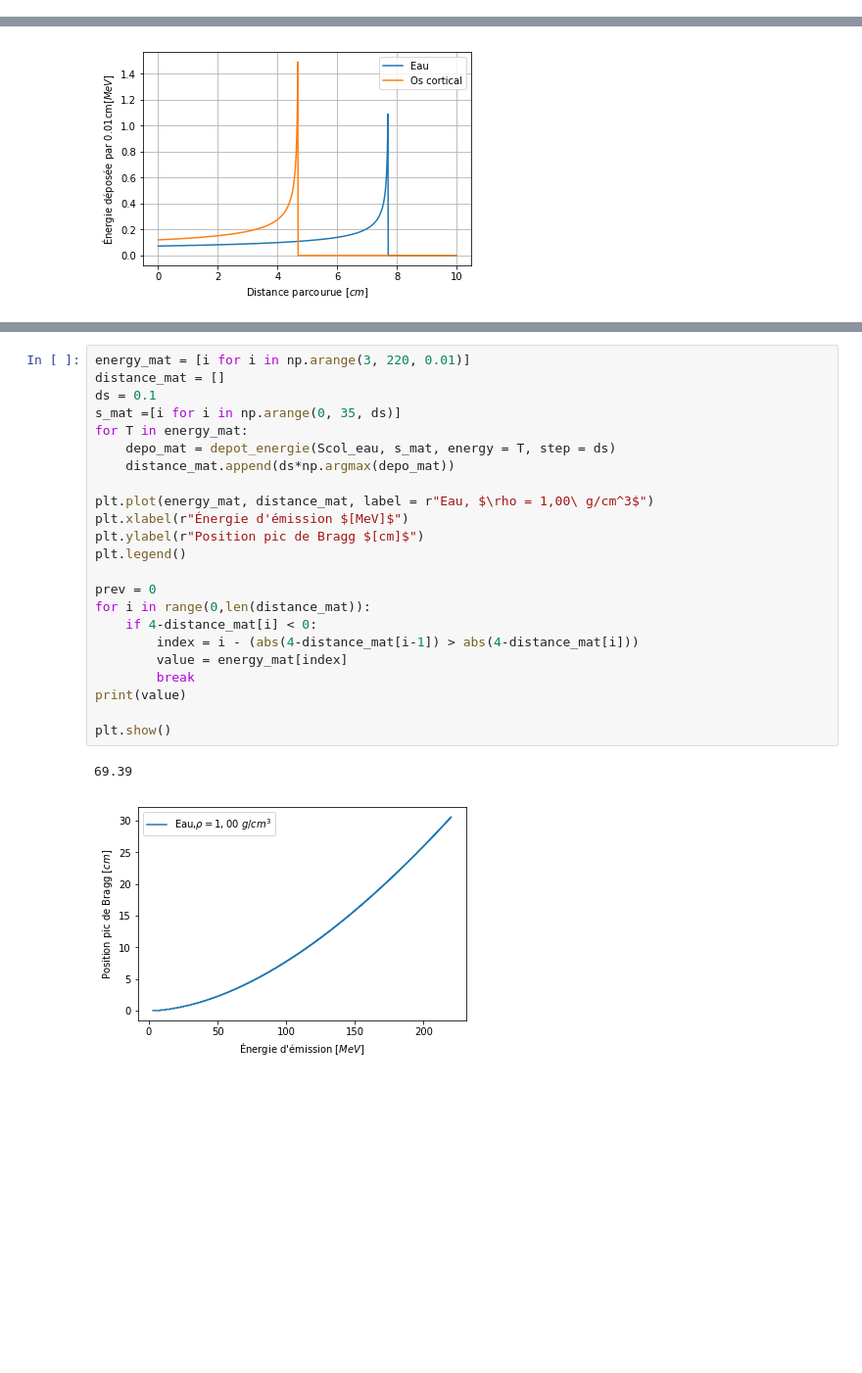
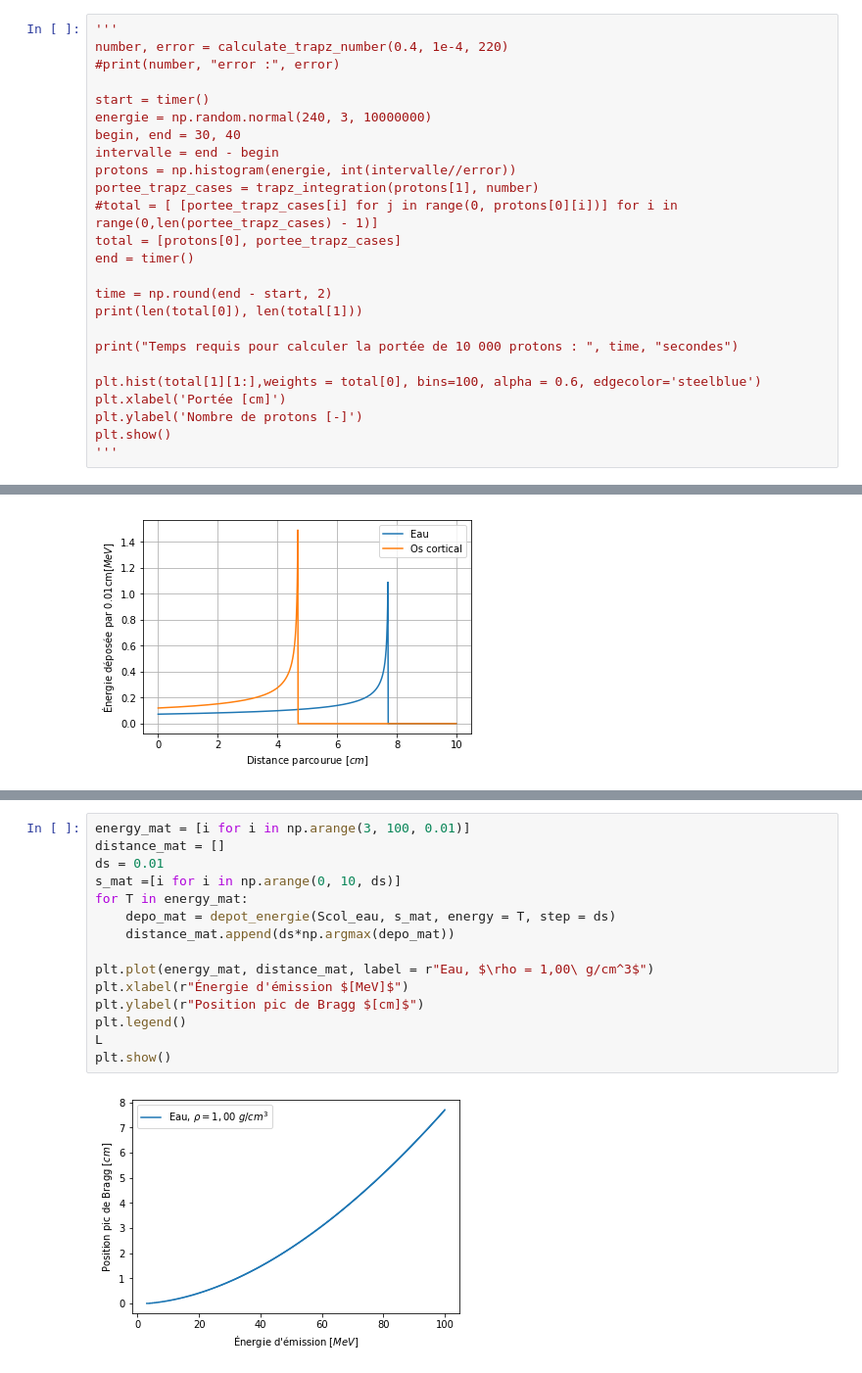
Before and after one commit to eliedl/Physique_numerique, a Jupyter notebook: TP1/TP1_Charles.ipynb, the cells around one changed output, grey strips where cells are left out. Shown: that part at 98% size. Drawn from its saved outputs; the diff is of its cells as text; blank space fills up the shorter version.

```diff
--- a/TP1/TP1_Charles.ipynb
+++ b/TP1/TP1_Charles.ipynb
@@ -286,0 +291,25 @@ Par contre, on remarque qu'on se trouve dans le bon ordre de grandeur, où l'err
+# %%
+'''
+number, error = calculate_trapz_number(0.4, 1e-4, 220)
+#print(number, "error :", error)
+
+start = timer()
+energie = np.random.normal(240, 3, 10000000)
+begin, end = 30, 40
+intervalle = end - begin
+protons = np.histogram(energie, int(intervalle//error))
+portee_trapz_cases = trapz_integration(protons[1], number)
+#total = [ [portee_trapz_cases[i] for j in range(0, protons[0][i])] for i in range(0,len(portee_trapz_cases) - 1)]
+total = [protons[0], portee_trapz_cases]
+end = timer()
+
+time = np.round(end - start, 2)
+print(len(total[0]), len(total[1]))
+
+print("Temps requis pour calculer la portée de 10 000 protons : ", time, "secondes")
+
+plt.hist(total[1][1:],weights = total[0], bins=100, alpha = 0.6, edgecolor='steelblue')
+plt.xlabel('Portée [cm]')
+plt.ylabel('Nombre de protons [-]')
+plt.show()
+'''
@@ -336,26 +368,17 @@ $$ E_{4cm} = 69.36MeV$$
 # %%
-energy_mat = [i for i in np.arange(3, 220, 0.01)]
+energy_mat = [i for i in np.arange(3, 100, 0.01)]
 distance_mat = []
-ds = 0.1
-s_mat =[i for i in np.arange(0, 35, ds)]
+ds = 0.01
+s_mat =[i for i in np.arange(0, 10, ds)]
 for T in energy_mat:
     depo_mat = depot_energie(Scol_eau, s_mat, energy = T, step = ds)
     distance_mat.append(ds*np.argmax(depo_mat))
 
 plt.plot(energy_mat, distance_mat, label = r"Eau, $\rho = 1,00\ g/cm^3$")
 plt.xlabel(r"Énergie d'émission $[MeV]$")
 plt.ylabel(r"Position pic de Bragg $[cm]$")
 plt.legend()
-
-prev = 0
-for i in range(0,len(distance_mat)):
-    if 4-distance_mat[i] < 0:
-        index = i - (abs(4-distance_mat[i-1]) > abs(4-distance_mat[i]))
-        value = energy_mat[index]
-        break
-print(value)
-
+L
 plt.show()
 # %% [output]
-69.39
-[figure, old version]
+[figure, new version]
```
Also changed, not shown: parts of 14 cells of this notebook.
